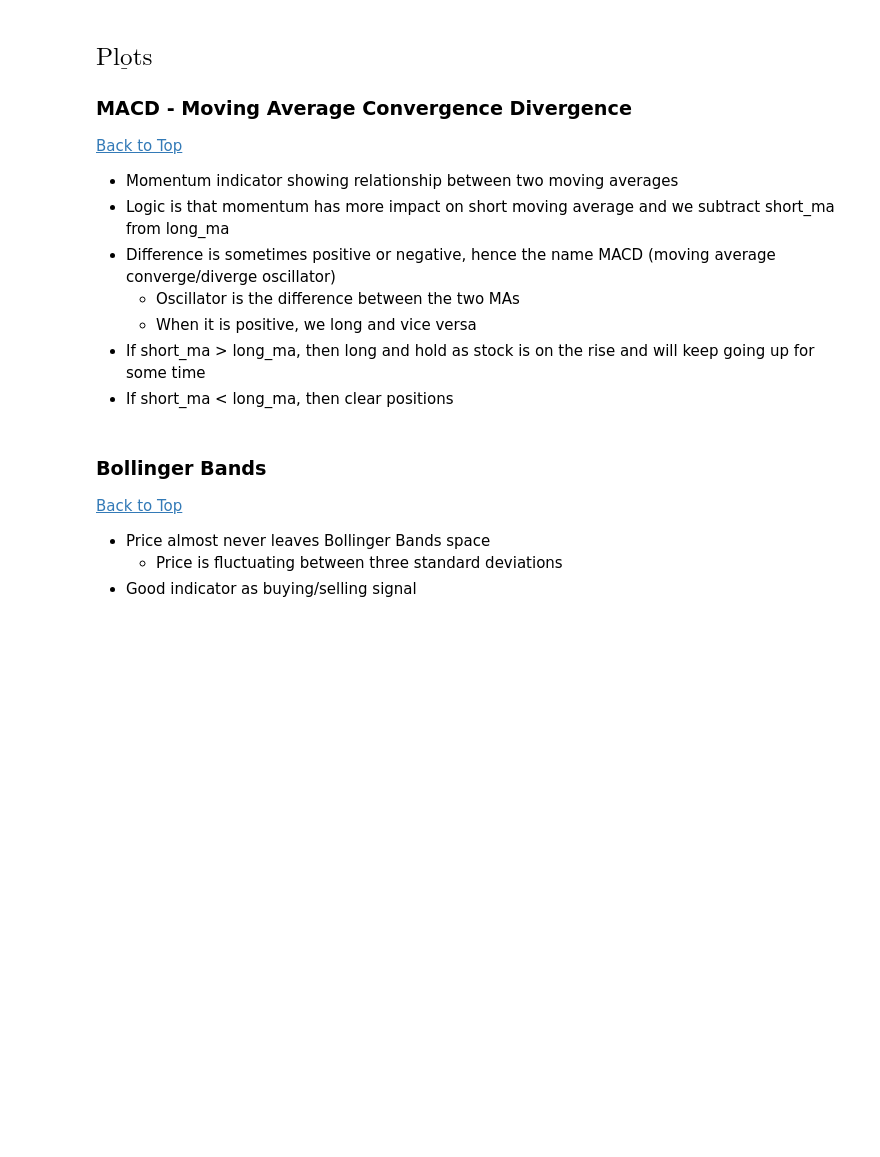
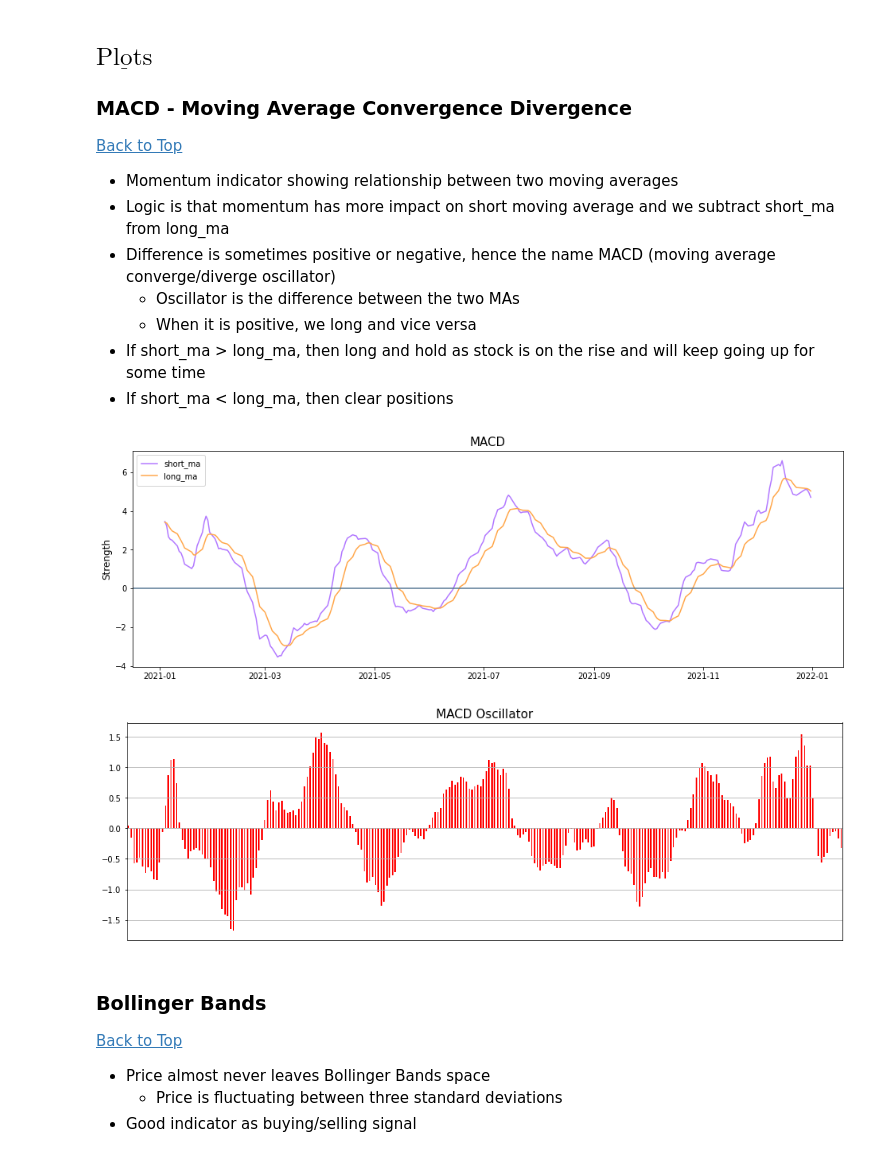
Before and after one commit to ruby-han/Quantitative_Trading_Strategy, a Jupyter notebook: quant_trade_strategy.ipynb, the cells around one changed output. Cells and saved outputs as stored; diff of their text form; code cells hidden in the pictures; blank space fills up the shorter version.

```diff
--- a/quant_trade_strategy.ipynb
+++ b/quant_trade_strategy.ipynb
@@ -216,7 +342,10 @@ def macd(stock):
     plt.title('MACD Oscillator', fontsize=15)
     plt.show()
 # %%
-macd(apple_df.loc['2020':'2020'])
+macd(apple_df.loc['2021':'2021'])
+# %% [output]
+[figure, added]
+[figure, added]
 # %% [markdown]
 ### Bollinger Bands  <a id = 3.2> </a>
 [Back to Top](#0)
```
Also changed, not shown: parts of 60 cells of this notebook, 18 other files.
